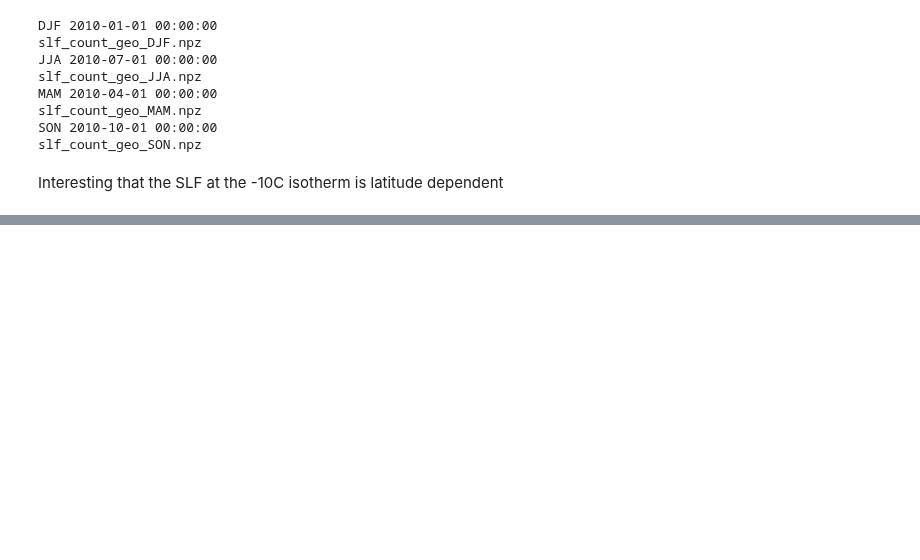
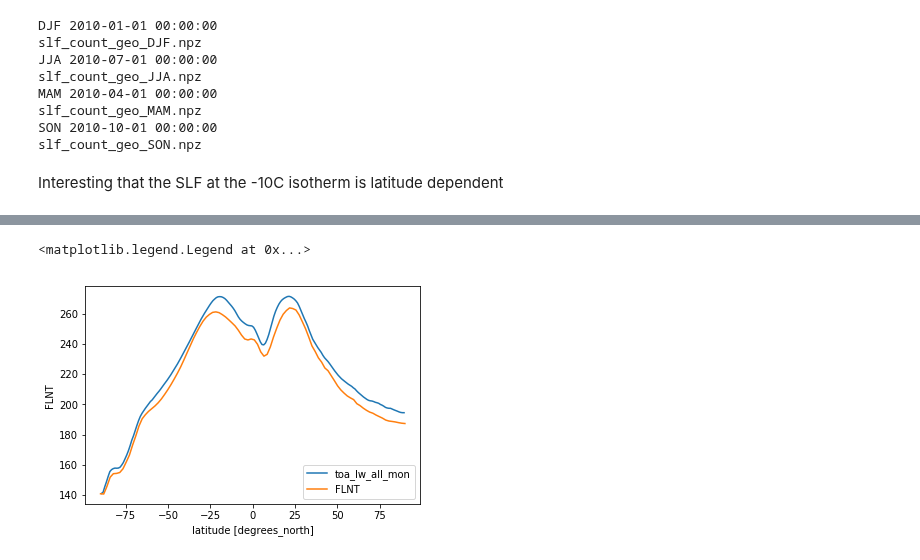
Before and after one commit to jshaw35/netcdf_analysis, a Jupyter notebook: Data Processing/olimpia_seasonaldata_import.ipynb, the cells around one changed output, grey strips where cells are left out. Cells and saved outputs as stored; diff of their text form; code cells hidden in the pictures; blank space fills up the shorter version.

Commit message:
satcomp metric now handles GOCCP and CERES variables fluidly

```diff
--- a/Data Processing/olimpia_seasonaldata_import.ipynb
+++ b/Data Processing/olimpia_seasonaldata_import.ipynb
@@ -517,0 +390,14 @@ Interesting that the SLF at the -10C isotherm is latitude dependent
+# %%
+ceres_data = xr.open_dataset("%s%s" % ('CERES_EBAF/','CERES_EBAF_Ed4.1_Subset_200901-201312.nc'))
+# %%
+noresm_data = xr.open_dataset("%s%s" % ('satcomp/20200504_145018_fitting_runs_cam6satcomp_wbf_1_inp_1/','20200504_145018_fitting_runs_cam6satcomp_wbf_1_inp_1.nc'))
+# %%
+noresm_satcomp = noresm_data.sel(time=slice('2009-06-01','2013-05-31'))
+ceres_satcomp = ceres_data.sel(time=slice('2009-06-01','2013-05-31'))
+# %%
+ceres_satcomp['toa_lw_all_mon'].mean(['time','lon']).plot(label='toa_lw_all_mon')
+noresm_satcomp['FLNT'].mean(['time','lon']).plot(label='FLNT')
+plt.legend()
+# %% [output]
+<matplotlib.legend.Legend at 0x...>
+[figure, added]
```
Also changed, not shown: parts of 28 cells of this notebook, 1 other file.
